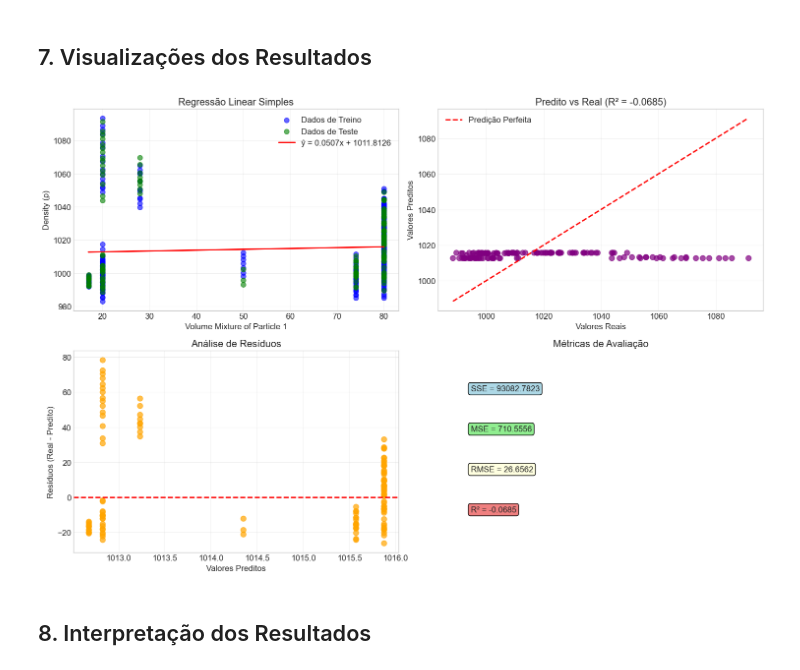
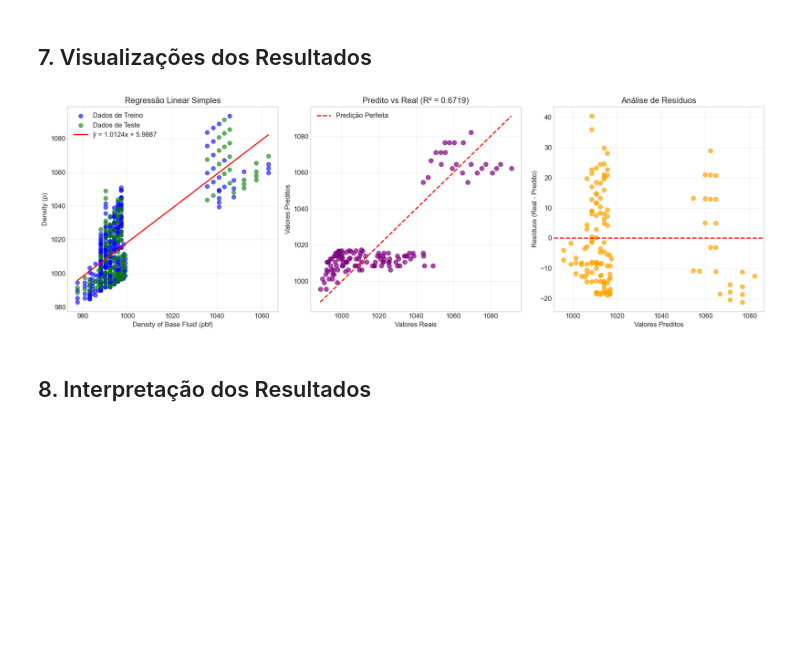
Before and after one commit to cristinaadms/SI-Simple-Nano-Regressor, a Jupyter notebook: nanofluid_analysis.ipynb, the cells around one changed output. Drawn from its saved outputs; the diff is of its cells as text; code cells hidden in the pictures; blank space fills up the shorter version.

```diff
--- a/nanofluid_analysis.ipynb
+++ b/nanofluid_analysis.ipynb
@@ -94,10 +94,10 @@ print("ETAPA 1: SELEÇÃO DAS VARIÁVEIS")
 print("="*50)
 
 # Seleção das colunas específicas
-X = df["Volume Mixture of Particle 1"].values
+X = df["Density of Base Fluid (ρbf)"].values
 Y = df["Density (ρ)"].values
 
-print(f"Variável X (independente): Volume Mixture of Particle 1")
+print(f"Variável X (independente): Density of Base Fluid (ρbf)")
 print(f"Variável Y (dependente): Density (ρ)")
 print(f"Número de observações: {len(X)}")
 
@@ -267,62 +267,50 @@ Equação Final:
 # %% [markdown]
 ## 7. Visualizações dos Resultados
 # %%
-# Criar figura com subplots
-fig, axes = plt.subplots(2, 2, figsize=(15, 10))
+# Criar figura com subplots - 3 gráficos lado a lado
+fig, axes = plt.subplots(1, 3, figsize=(18, 6))
 
 # Gráfico 1: Dispersão + Linha de Regressão
-axes[0,0].scatter(X_train, y_train, alpha=0.6, color='blue', s=50, label='Dados de Treino')
-axes[0,0].scatter(X_test, y_test, alpha=0.6, color='green', s=50, label='Dados de Teste')
+axes[0].scatter(X_train, y_train, alpha=0.6, color='blue', s=50, label='Dados de Treino')
+axes[0].scatter(X_test, y_test, alpha=0.6, color='green', s=50, label='Dados de Teste')
 
 # Linha de regressão
 x_linha = np.linspace(X.min(), X.max(), 100)
 y_linha = b1 * x_linha + b0
-axes[0,0].plot(x_linha, y_linha, color='red', linewidth=2,
-               label=f'ŷ = {b1:.4f}x + {b0:.4f}')
+axes[0].plot(x_linha, y_linha, color='red', linewidth=2,
+             label=f'ŷ = {b1:.4f}x + {b0:.4f}')
 
-axes[0,0].set_xlabel('Volume Mixture of Particle 1')
-axes[0,0].set_ylabel('Density (ρ)')
-axes[0,0].set_title('Regressão Linear Simples')
-axes[0,0].legend()
-axes[0,0].grid(True, alpha=0.3)
+axes[0].set_xlabel('Density of Base Fluid (ρbf)')
+axes[0].set_ylabel('Density (ρ)')
+axes[0].set_title('Regressão Linear Simples')
+axes[0].legend()
+axes[0].grid(True, alpha=0.3)
 
 # Gráfico 2: Predito vs Real
-axes[0,1].scatter(y_test, y_pred, alpha=0.7, color='purple', s=60)
+axes[1].scatter(y_test, y_pred, alpha=0.7, color='purple', s=60)
 min_val = min(y_test.min(), y_pred.min())
 max_val = max(y_test.max(), y_pred.max())
-axes[0,1].plot([min_val, max_val], [min_val, max_val], 'r--', linewidth=2,
-               label='Predição Perfeita')
-axes[0,1].set_xlabel('Valores Reais')
-axes[0,1].set_ylabel('Valores Preditos')
-axes[0,1].set_title(f'Predito vs Real (R² = {R_squared:.4f})')
-axes[0,1].legend()
-axes[0,1].grid(True, alpha=0.3)
+axes[1].plot([min_val, max_val], [min_val, max_val], 'r--', linewidth=2,
+             label='Predição Perfeita')
+axes[1].set_xlabel('Valores Reais')
+axes[1].set_ylabel('Valores Preditos')
+axes[1].set_title(f'Predito vs Real (R² = {R_squared:.4f})')
+axes[1].legend()
+axes[1].grid(True, alpha=0.3)
 
 # Gráfico 3: Análise de Resíduos
 residuos = y_test - y_pred
-axes[1,0].scatter(y_pred, residuos, alpha=0.7, color='orange', s=60)
-axes[1,0].axhline(y=0, color='red', linestyle='--', linewidth=2)
-axes[1,0].set_xlabel('Valores Preditos')
-axes[1,0].set_ylabel('Resíduos (Real - Predito)')
-axes[1,0].set_title('Análise de Resíduos')
-axes[1,0].grid(True, alpha=0.3)
-
-# Gráfico 4: Métricas de Erro
-axes[1,1].text(0.1, 0.8, f'SSE = {SSE:.4f}', fontsize=12,
-               bbox=dict(boxstyle="round,pad=0.3", facecolor="lightblue"))
-axes[1,1].text(0.1, 0.6, f'MSE = {MSE:.4f}', fontsize=12,
-               bbox=dict(boxstyle="round,pad=0.3", facecolor="lightgreen"))
-axes[1,1].text(0.1, 0.4, f'RMSE = {RMSE:.4f}', fontsize=12,
-               bbox=dict(boxstyle="round,pad=0.3", facecolor="lightyellow"))
-axes[1,1].text(0.1, 0.2, f'R² = {R_squared:.4f}', fontsize=12,
-               bbox=dict(boxstyle="round,pad=0.3", facecolor="lightcoral"))
-axes[1,1].set_title('Métricas de Avaliação')
-axes[1,1].axis('off')
+axes[2].scatter(y_pred, residuos, alpha=0.7, color='orange', s=60)
+axes[2].axhline(y=0, color='red', linestyle='--', linewidth=2)
+axes[2].set_xlabel('Valores Preditos')
+axes[2].set_ylabel('Resíduos (Real - Predito)')
+axes[2].set_title('Análise de Resíduos')
+axes[2].grid(True, alpha=0.3)
 
 plt.tight_layout()
 plt.show()
 # %% [output]
-[figure, old version]
+[figure, new version]
 # %% [markdown]
 ## 8. Interpretação dos Resultados
 # %%
```
Also changed, not shown: parts of 9 cells of this notebook.
